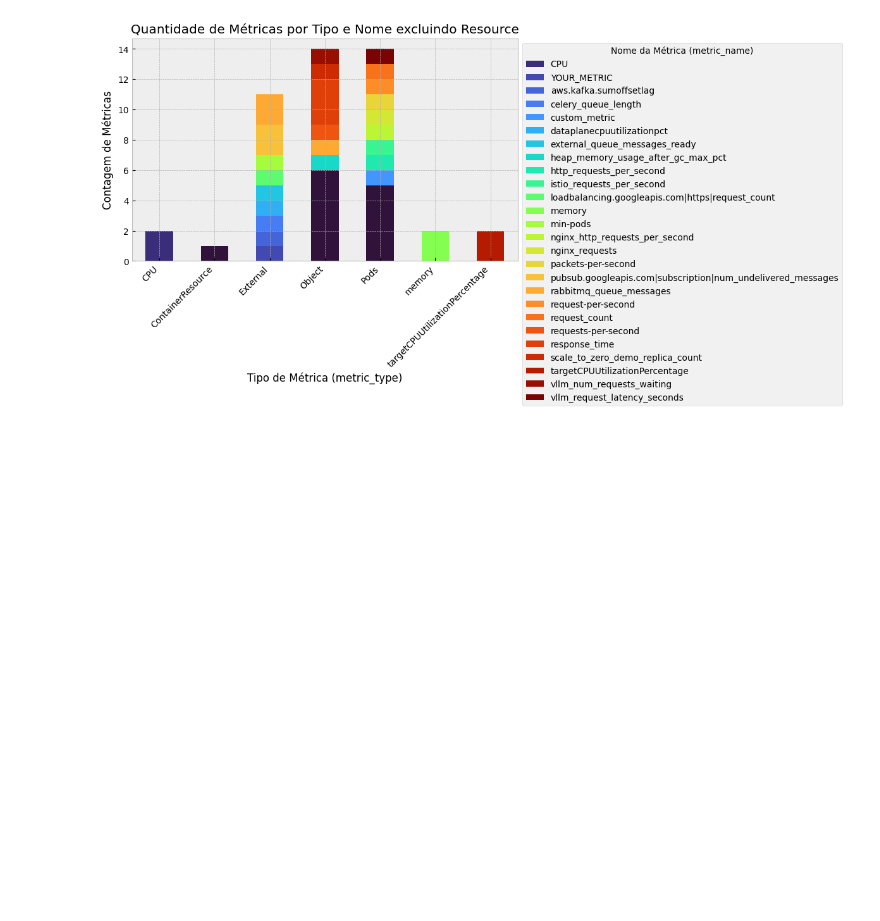
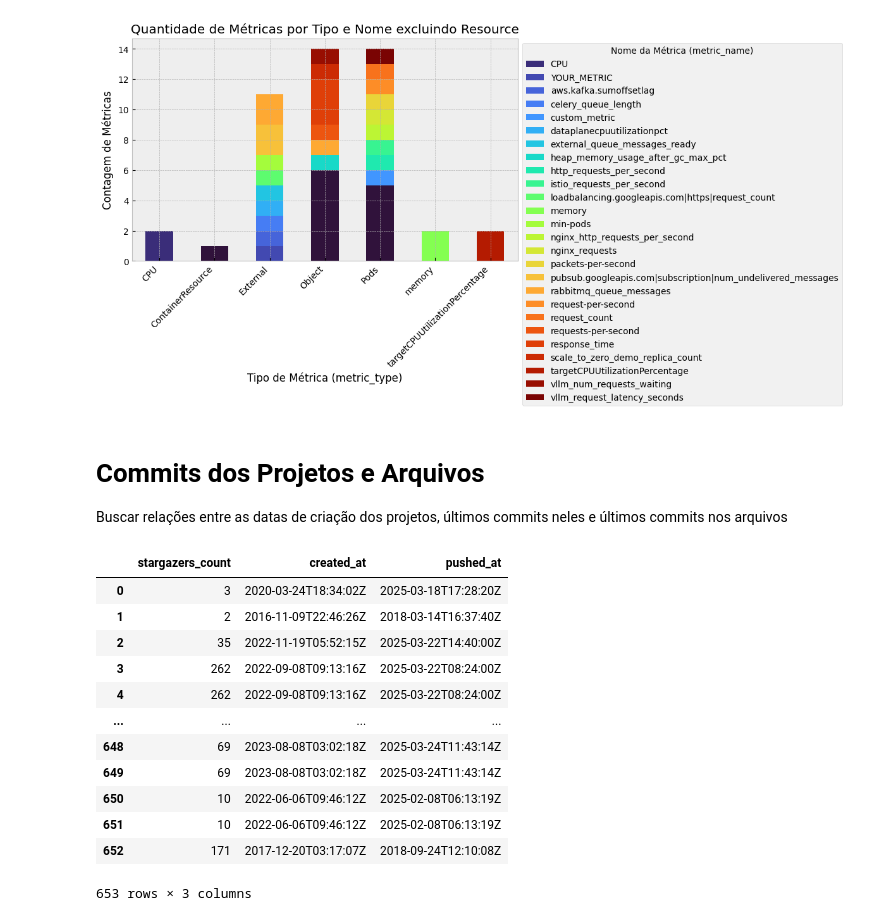
Before and after one commit to xisberto/hpa_usage, a Jupyter notebook: hpa_classify.ipynb, the cells around one changed output. Saved outputs shown, nothing was run; the diff lists cells and outputs as text; code cells hidden in the pictures; blank space fills up the shorter version.

Commit message:
Busca informação sobre repositórios

```diff
--- a/hpa_classify.ipynb
+++ b/hpa_classify.ipynb
@@ -601,5 +624,7 @@ plt.tight_layout()
 plt.show()
 # %% [output]
 [figure]
-# %% [markdown]
-#
+# %% [markdown]
+# Commits dos Projetos e Arquivos
+
+Buscar relações entre as datas de criação dos projetos, últimos commits neles e últimos commits nos arquivos
@@ -605,0 +637,23 @@ plt.show()
+# %%
+wait_for_reset('core')
+
+repos_details = Parallel(n_jobs=32)(
+    delayed(get_repo_details)(row) for _, row in filter_nohelm.iterrows()
+)
+# %%
+df_details = pd.DataFrame(repos_details)
+display(df_details)
+# %% [output]
+|  | stargazers_count | created_at | pushed_at |
+| 0 | 3 | 2020-03-24T18:34:02Z | 2025-03-18T17:28:20Z |
+| 1 | 2 | 2016-11-09T22:46:26Z | 2018-03-14T16:37:40Z |
+| 2 | 35 | 2022-11-19T05:52:15Z | 2025-03-22T14:40:00Z |
+| 3 | 262 | 2022-09-08T09:13:16Z | 2025-03-22T08:24:00Z |
+| 4 | 262 | 2022-09-08T09:13:16Z | 2025-03-22T08:24:00Z |
+| ... | ... | ... | ... |
+| 648 | 69 | 2023-08-08T03:02:18Z | 2025-03-24T11:43:14Z |
+| 649 | 69 | 2023-08-08T03:02:18Z | 2025-03-24T11:43:14Z |
+| 650 | 10 | 2022-06-06T09:46:12Z | 2025-02-08T06:13:19Z |
+| 651 | 10 | 2022-06-06T09:46:12Z | 2025-02-08T06:13:19Z |
+| 652 | 171 | 2017-12-20T03:17:07Z | 2018-09-24T12:10:08Z |
+653 rows × 3 columns
```
Also changed, not shown: parts of 6 cells of this notebook.
